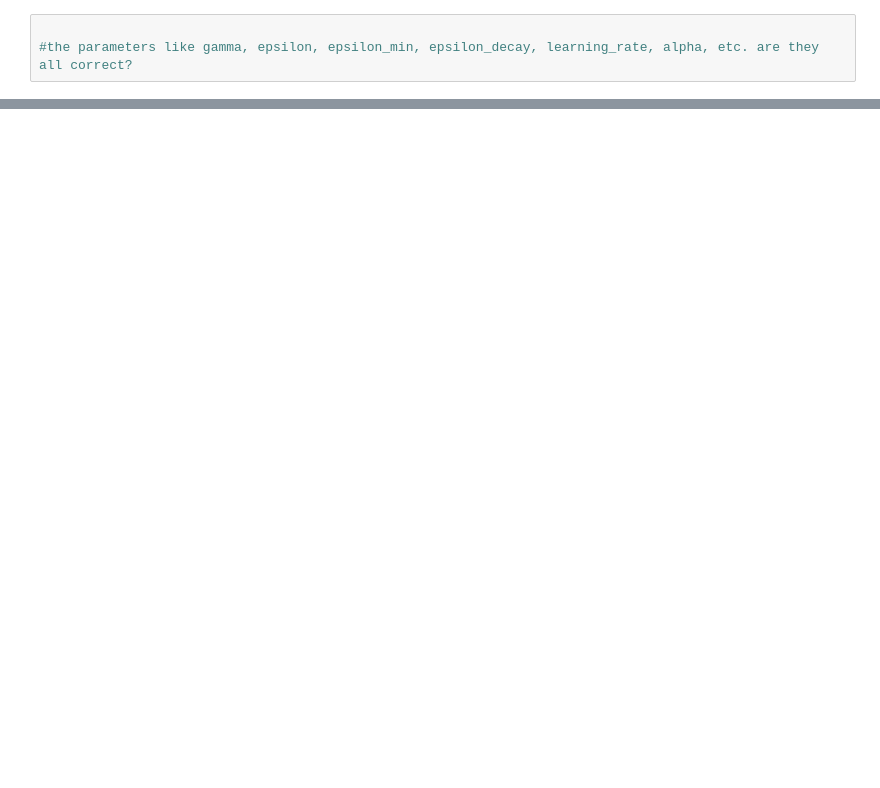
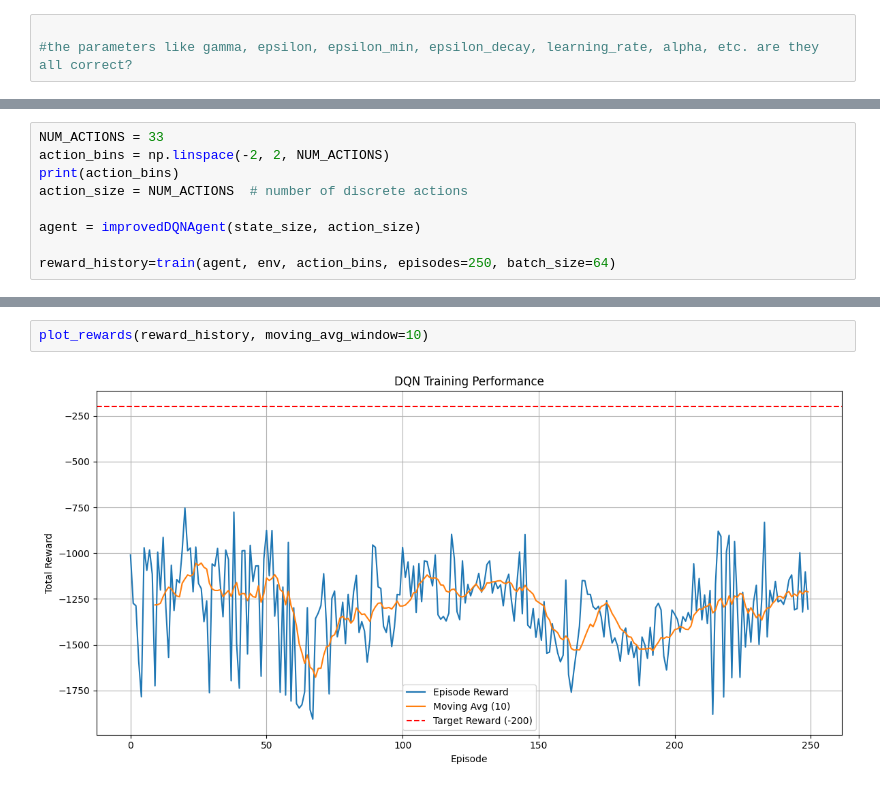
Before and after one commit to 4ndrrw/Pendulum-Balance-DQN, a Jupyter notebook: PartB.ipynb, the cells around one changed output, grey strips where cells are left out. Cells and saved outputs as stored; diff of their text form; blank space fills up the shorter version.

```diff
--- a/PartB.ipynb
+++ b/PartB.ipynb
@@ -169,0 +288,9 @@ plt.plot(moving_average(reward_history), label='Moving Avg (10 episodes)')
+# %%
+NUM_ACTIONS = 33
+action_bins = np.linspace(-2, 2, NUM_ACTIONS)
+print(action_bins)
+action_size = NUM_ACTIONS  # number of discrete actions
+
+agent = improvedDQNAgent(state_size, action_size)
+
+reward_history=train(agent, env, action_bins, episodes=250, batch_size=64)
@@ -169,0 +315,4 @@ plt.plot(moving_average(reward_history), label='Moving Avg (10 episodes)')
+# %%
+plot_rewards(reward_history, moving_avg_window=10)
+# %% [output]
+[figure, added]
```
Also changed, not shown: parts of 13 cells of this notebook.
